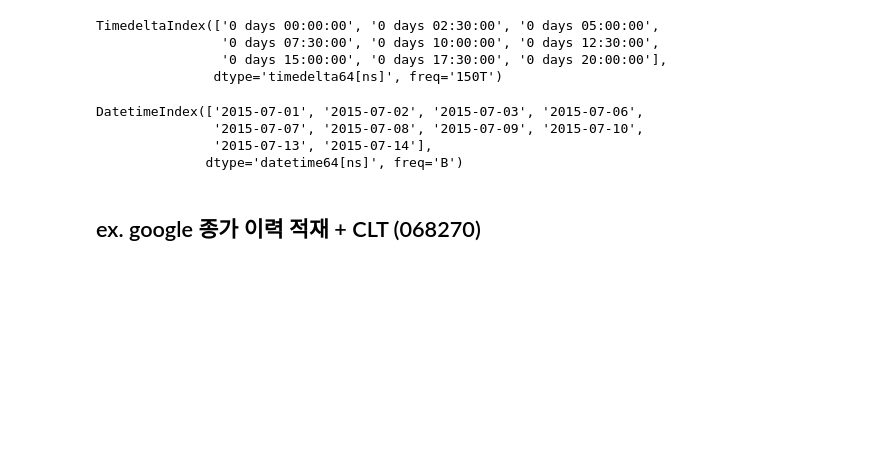
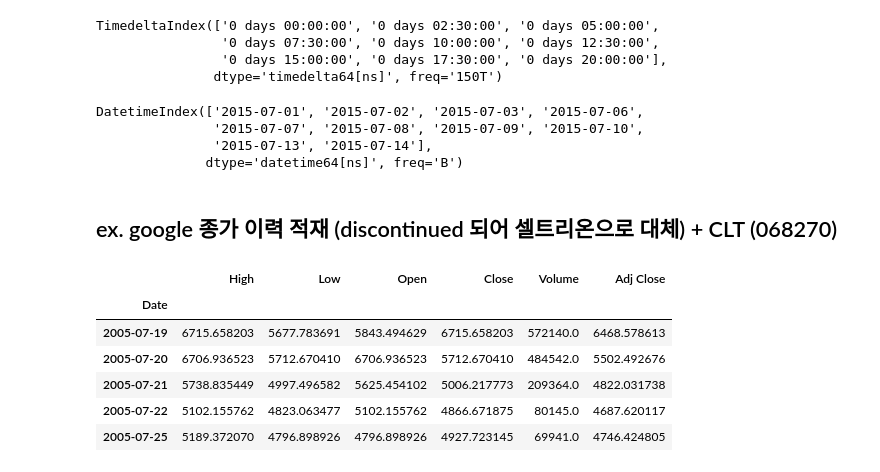
Before and after one commit to crickmj/Python_begins, a Jupyter notebook: for Practice/DataScienceBook_DS/시계열.ipynb, the cells around one changed output. Saved outputs shown, nothing was run; the diff lists cells and outputs as text; code cells hidden in the pictures; blank space fills up the shorter version.

```diff
--- a/for Practice/DataScienceBook_DS/시계열.ipynb
+++ b/for Practice/DataScienceBook_DS/시계열.ipynb
@@ -149,4 +149,4 @@ DatetimeIndex(['2015-07-01', '2015-07-02', '2015-07-03', '2015-07-06',
                '2015-07-13', '2015-07-14'],
               dtype='datetime64[ns]', freq='B')
 # %% [markdown]
-## ex. google 종가 이력 적재 + CLT (068270)
+## ex. google 종가 이력 적재 (discontinued 되어 셀트리온으로 대체) + CLT (068270)
@@ -155,0 +156,10 @@ goog
+# %%
+clt.head()
+# %% [output]
+|  | High | Low | Open | Close | Volume | Adj Close |
+| Date |  |  |  |  |  |  |
+| 2005-07-19 | 6715.658203 | 5677.783691 | 5843.494629 | 6715.658203 | 572140.0 | 6468.578613 |
+| 2005-07-20 | 6706.936523 | 5712.670410 | 6706.936523 | 5712.670410 | 484542.0 | 5502.492676 |
+| 2005-07-21 | 5738.835449 | 4997.496582 | 5625.454102 | 5006.217773 | 209364.0 | 4822.031738 |
+| 2005-07-22 | 5102.155762 | 4823.063477 | 5102.155762 | 4866.671875 | 80145.0 | 4687.620117 |
+| 2005-07-25 | 5189.372070 | 4796.898926 | 4796.898926 | 4927.723145 | 69941.0 | 4746.424805 |
```
Also changed, not shown: parts of 6 cells of this notebook.
